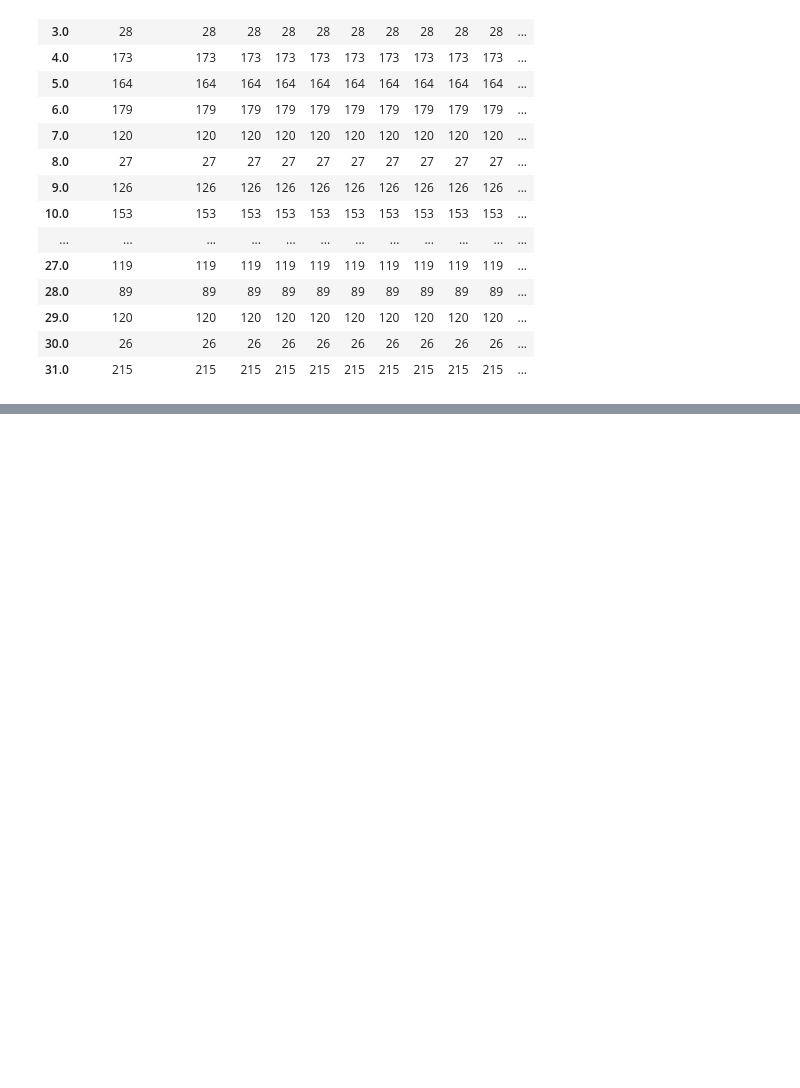
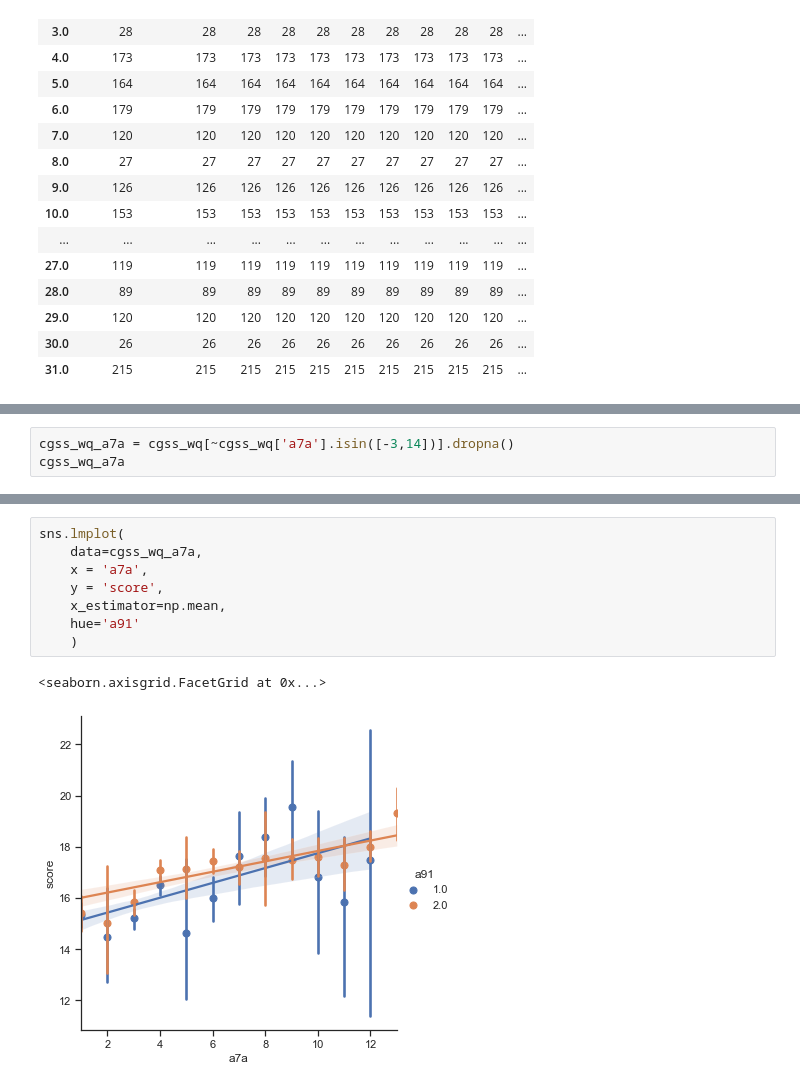
Before and after one commit to wrynearson/china-water, a Jupyter notebook: src/thesis_analysis_pure.ipynb, the cells around one changed output, grey strips where cells are left out. Drawn from its saved outputs; the diff is of its cells as text; blank space fills up the shorter version.

```diff
--- a/src/thesis_analysis_pure.ipynb
+++ b/src/thesis_analysis_pure.ipynb
@@ -639,0 +640,3 @@ env_dist
+# %%
+cgss_wq_a7a = cgss_wq[~cgss_wq['a7a'].isin([-3,14])].dropna()
+cgss_wq_a7a
@@ -639,0 +657,11 @@ env_dist
+# %%
+sns.lmplot(
+    data=cgss_wq_a7a,
+    x = 'a7a',
+    y = 'score',
+    x_estimator=np.mean,
+    hue='a91'
+    )
+# %% [output]
+<seaborn.axisgrid.FacetGrid at 0x...>
+[figure, added]
```
Also changed, not shown: parts of 12 cells of this notebook, 17 other files.
